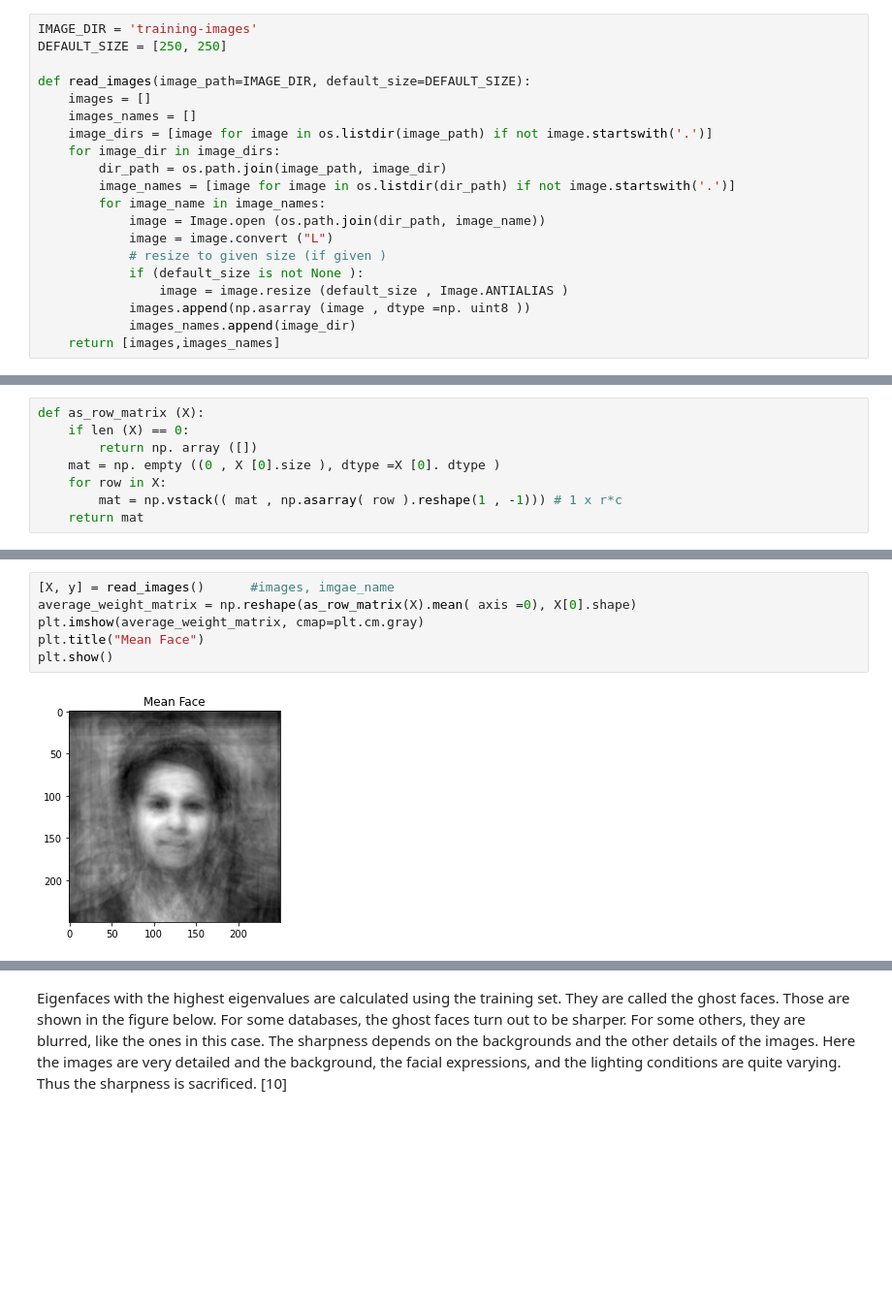
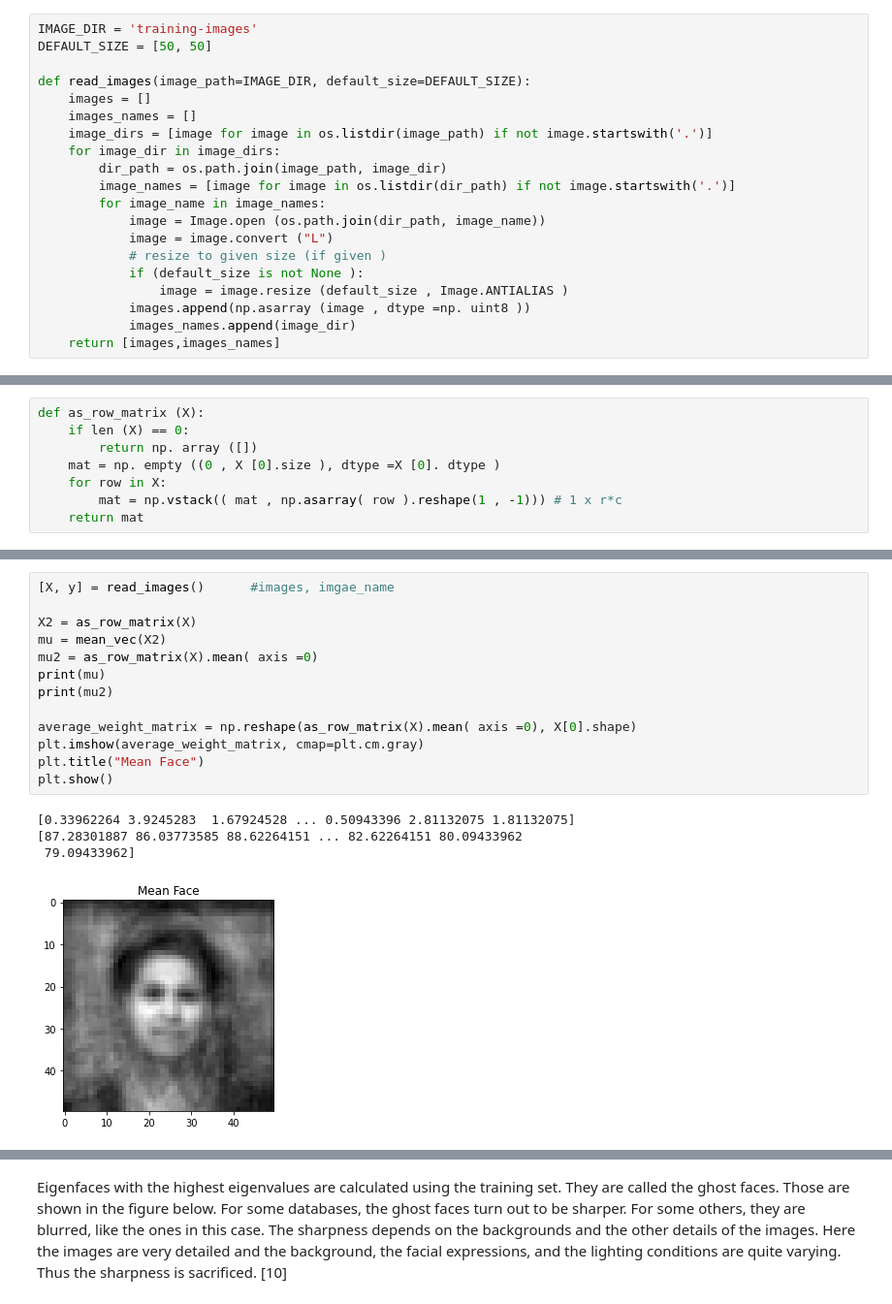
Before and after one commit to Alexan123321/project_vergina_sun, a Jupyter notebook: homomorphic_eigenfaces/Eigenfaces copy.ipynb, the cells around one changed output, grey strips where cells are left out. Shown at 97% size. Cells and saved outputs as stored; diff of their text form; blank space fills up the shorter version.

```diff
--- a/homomorphic_eigenfaces/Eigenfaces copy.ipynb
+++ b/homomorphic_eigenfaces/Eigenfaces copy.ipynb
@@ -137,7 +172,7 @@ We read all images in the specified directory using the function **read_images**
 Images are divided by subcategories which are the names of the persons. These names will keep in separate array as a reference between the image and the person's name. Used images are downloaded from [http://vis-www.cs.umass.edu/lfw/]
 # %%
 IMAGE_DIR = 'training-images'
-DEFAULT_SIZE = [250, 250]
+DEFAULT_SIZE = [50, 50]
 
 def read_images(image_path=IMAGE_DIR, default_size=DEFAULT_SIZE):
     images = []
@@ -182,12 +217,22 @@ The average of the image set is calculated as:
 See [7]
 # %%
 [X, y] = read_images()      #images, imgae_name
+
+X2 = as_row_matrix(X)
+mu = mean_vec(X2)
+mu2 = as_row_matrix(X).mean( axis =0)
+print(mu)
+print(mu2)
+
 average_weight_matrix = np.reshape(as_row_matrix(X).mean( axis =0), X[0].shape)
 plt.imshow(average_weight_matrix, cmap=plt.cm.gray)
 plt.title("Mean Face")
 plt.show()
 # %% [output]
+[0.33962264 3.9245283  1.67924528 ... 0.50943396 2.81132075 1.81132075]
+[87.28301887 86.03773585 88.62264151 ... 82.62264151 80.09433962
+ 79.09433962]
-[figure, old version]
+[figure, new version]
 # %% [markdown]
 #### 4. Calculate PCA :
 We define function **pca** to calculate it in the following steps:
```
Also changed, not shown: parts of 6 cells of this notebook.
